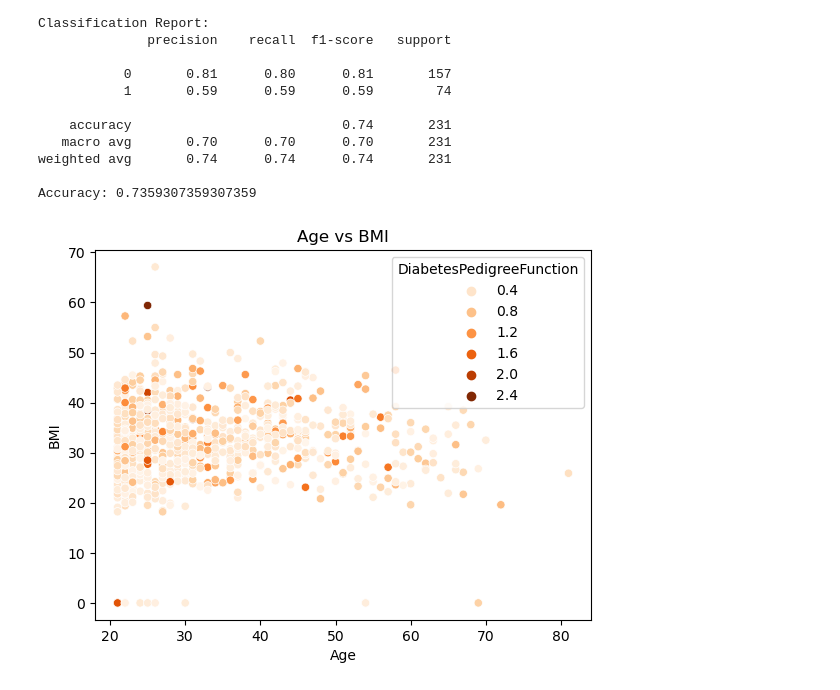
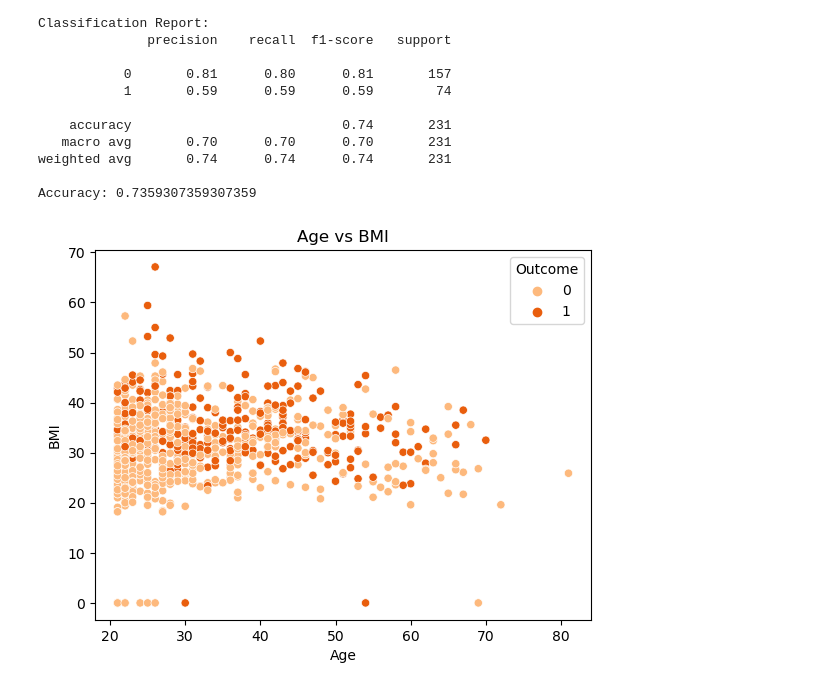
Before and after one commit to GauriTr/Academic-projects, a Jupyter notebook: diabetes_better_1.ipynb, the cells around one changed output. Cells and saved outputs as stored; diff of their text form; code cells hidden in the pictures.

```diff
--- a/diabetes_better_1.ipynb
+++ b/diabetes_better_1.ipynb
@@ -342,8 +342,8 @@ weighted avg       0.74      0.74      0.74       231
 
 Accuracy: 0.7359307359307359
 # %%
-sns.scatterplot(x ='Age', y ='BMI', hue ='DiabetesPedigreeFunction', data= data1_1, palette = 'Oranges')
+sns.scatterplot(x ='Age', y ='BMI', hue ='Outcome', data= data1_1, palette = 'Oranges')
 plt.title('Age vs BMI')
 plt.show()
 # %% [output]
-[figure, old version]
+[figure, new version]
```
